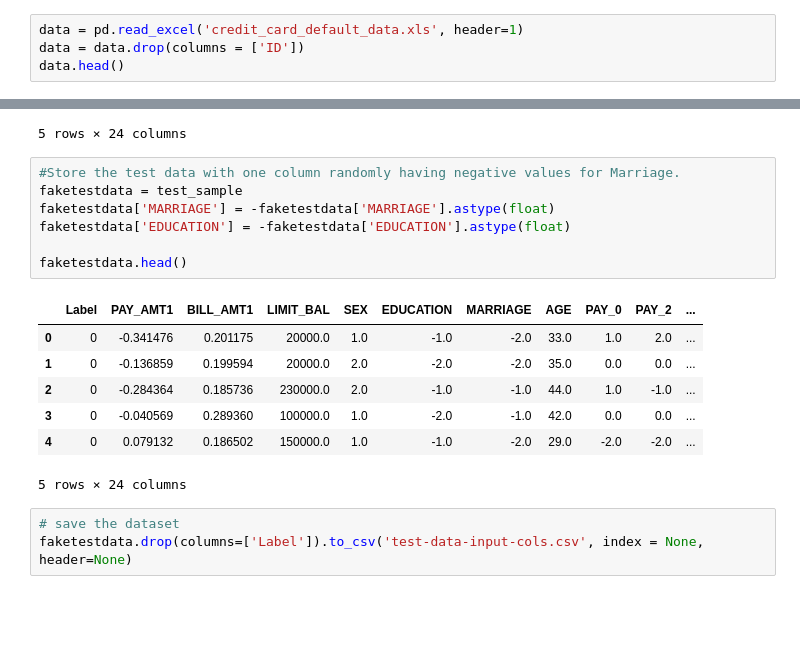
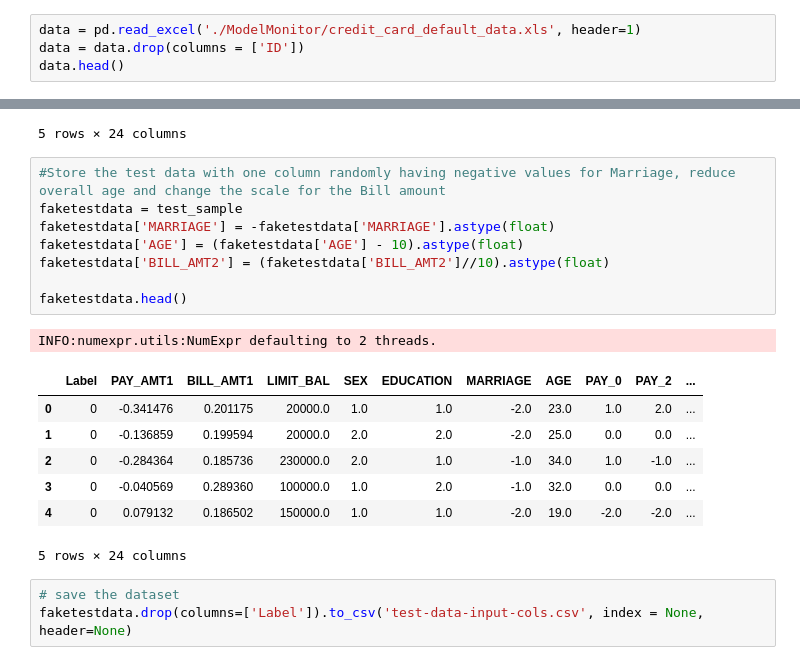
Before and after one commit to stefannatu/ModelMonitor, a Jupyter notebook: ModelMonitor_CreditCardDefault_Demo.ipynb, the cells around one changed output, grey strips where cells are left out. Cells and saved outputs as stored; diff of their text form; blank space fills up the shorter version.

```diff
--- a/ModelMonitor_CreditCardDefault_Demo.ipynb
+++ b/ModelMonitor_CreditCardDefault_Demo.ipynb
@@ -84,7 +89,7 @@ A key part of the data science lifecyle is data exploration, pre-processing and
 # %% [markdown]
 ### Download and Import the data
 # %%
-data = pd.read_excel('credit_card_default_data.xls', header=1)
+data = pd.read_excel('./ModelMonitor/credit_card_default_data.xls', header=1)
 data = data.drop(columns = ['ID'])
 data.head()
 # %% [output]
@@ -994,20 +934,22 @@ test_sample.head()
 | 4 | 0 | 0.079132 | 0.186502 | 150000.0 | 1.0 | 1.0 | 2.0 | 29.0 | -2.0 | -2.0 | ... |
 5 rows × 24 columns
 # %%
-#Store the test data with one column randomly having negative values for Marriage.
+#Store the test data with one column randomly having negative values for Marriage, reduce overall age and change the scale for the Bill amount
 faketestdata = test_sample
 faketestdata['MARRIAGE'] = -faketestdata['MARRIAGE'].astype(float)
-faketestdata['EDUCATION'] = -faketestdata['EDUCATION'].astype(float)
+faketestdata['AGE'] = (faketestdata['AGE'] - 10).astype(float)
+faketestdata['BILL_AMT2'] = (faketestdata['BILL_AMT2']//10).astype(float)
 
 faketestdata.head()
 # %% [output]
+INFO:numexpr.utils:NumExpr defaulting to 2 threads.
 |  | Label | PAY_AMT1 | BILL_AMT1 | LIMIT_BAL | SEX | EDUCATION | MARRIAGE | AGE | PAY_0 | PAY_2 | ... |
-| 0 | 0 | -0.341476 | 0.201175 | 20000.0 | 1.0 | -1.0 | -2.0 | 33.0 | 1.0 | 2.0 | ... |
-| 1 | 0 | -0.136859 | 0.199594 | 20000.0 | 2.0 | -2.0 | -2.0 | 35.0 | 0.0 | 0.0 | ... |
-| 2 | 0 | -0.284364 | 0.185736 | 230000.0 | 2.0 | -1.0 | -1.0 | 44.0 | 1.0 | -1.0 | ... |
-| 3 | 0 | -0.040569 | 0.289360 | 100000.0 | 1.0 | -2.0 | -1.0 | 42.0 | 0.0 | 0.0 | ... |
-| 4 | 0 | 0.079132 | 0.186502 | 150000.0 | 1.0 | -1.0 | -2.0 | 29.0 | -2.0 | -2.0 | ... |
+| 0 | 0 | -0.341476 | 0.201175 | 20000.0 | 1.0 | 1.0 | -2.0 | 23.0 | 1.0 | 2.0 | ... |
+| 1 | 0 | -0.136859 | 0.199594 | 20000.0 | 2.0 | 2.0 | -2.0 | 25.0 | 0.0 | 0.0 | ... |
+| 2 | 0 | -0.284364 | 0.185736 | 230000.0 | 2.0 | 1.0 | -1.0 | 34.0 | 1.0 | -1.0 | ... |
+| 3 | 0 | -0.040569 | 0.289360 | 100000.0 | 1.0 | 2.0 | -1.0 | 32.0 | 0.0 | 0.0 | ... |
+| 4 | 0 | 0.079132 | 0.186502 | 150000.0 | 1.0 | 1.0 | -2.0 | 19.0 | -2.0 | -2.0 | ... |
-5 rows × 24 columns
+5 rows × 24 columns
 # %%
 # save the dataset
 faketestdata.drop(columns=['Label']).to_csv('test-data-input-cols.csv', index = None, header=None)
```
Also changed, not shown: parts of 42 cells of this notebook.
